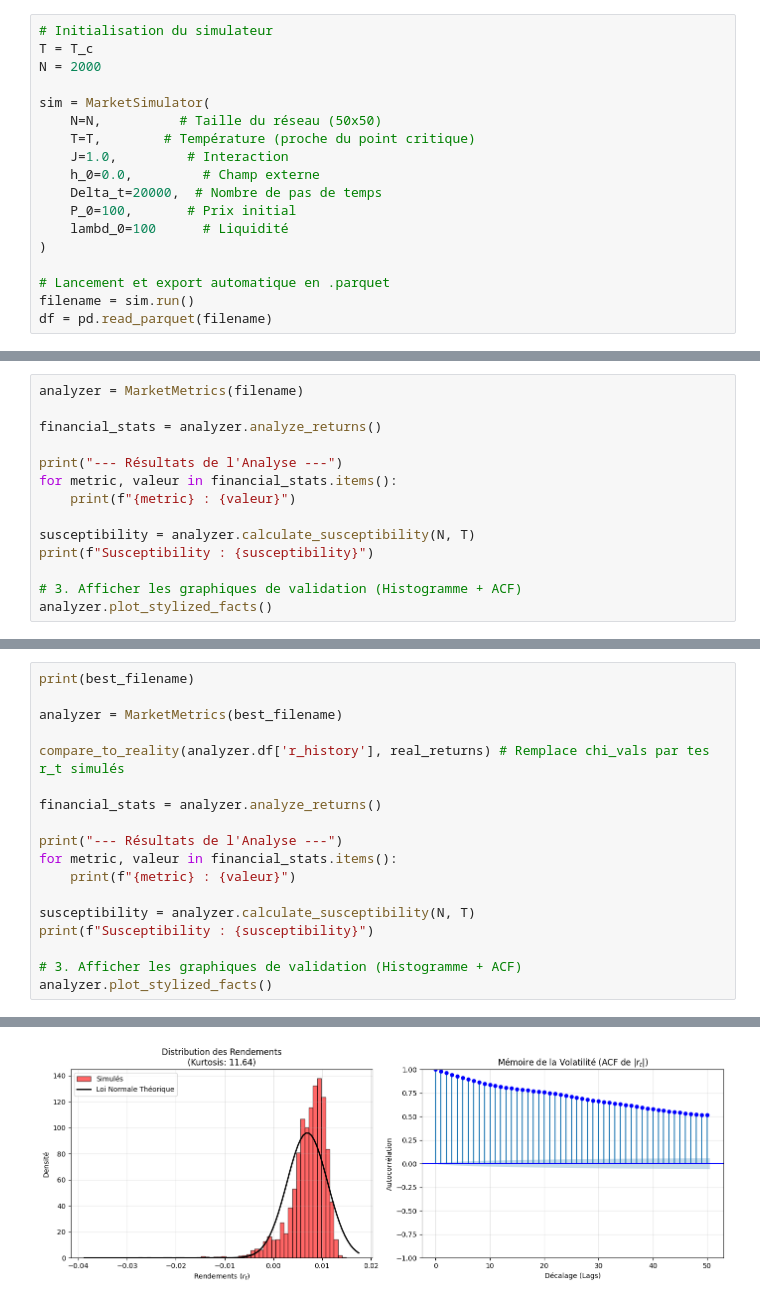
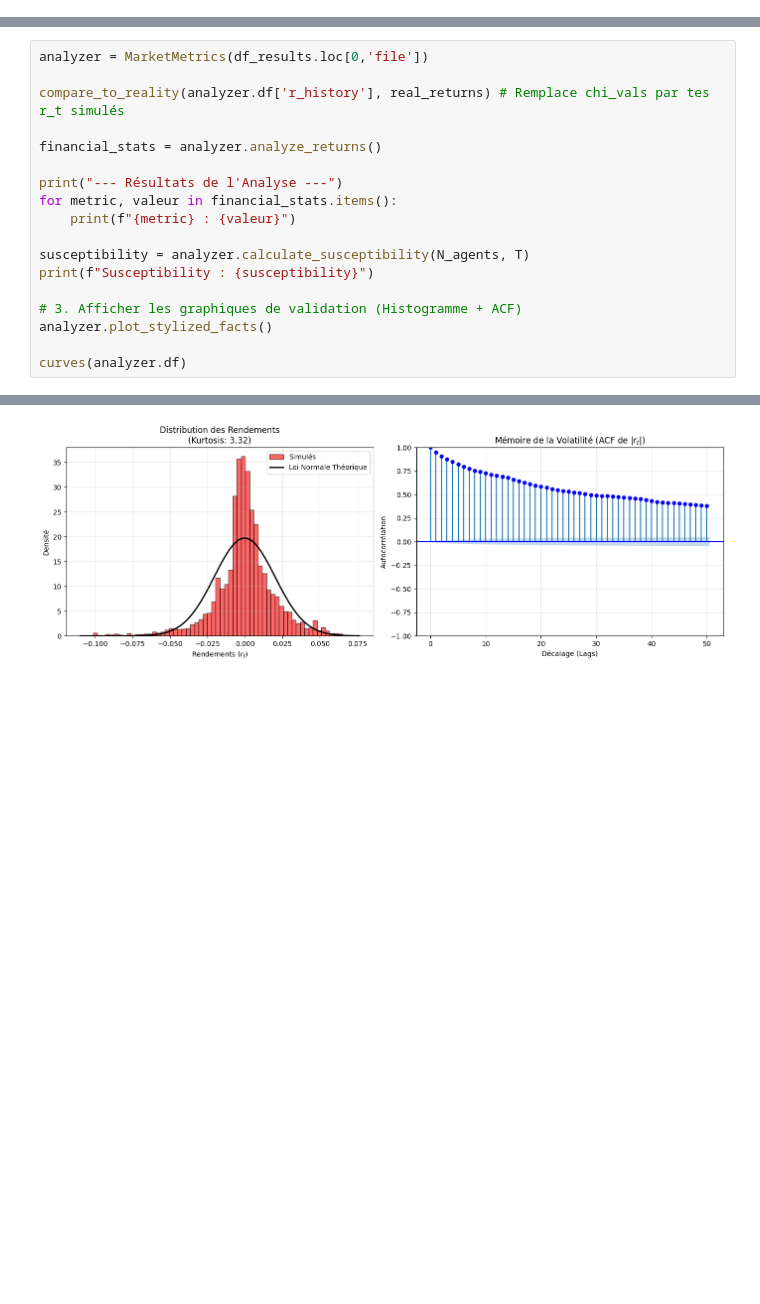
Before and after one commit to JulesPH-EPFL/Ising-Market-Dynamics, a Jupyter notebook: notebooks/analyse.ipynb, the cells around one changed output, grey strips where cells are left out. Drawn from its saved outputs; the diff is of its cells as text; blank space fills up the shorter version.

```diff
--- a/notebooks/analyse.ipynb
+++ b/notebooks/analyse.ipynb
@@ -58,20 +58,2 @@ T_c = plot_susceptibility_curve(dict_results)
-# %%
-# Initialisation du simulateur
-T = T_c
-N = 2000
-
-sim = MarketSimulator(
-    N=N,          # Taille du réseau (50x50)
-    T=T,        # Température (proche du point critique)
-    J=1.0,         # Interaction
-    h_0=0.0,         # Champ externe
-    Delta_t=20000,  # Nombre de pas de temps
-    P_0=100,       # Prix initial
-    lambd_0=100      # Liquidité
-)
-
-# Lancement et export automatique en .parquet
-filename = sim.run()
-df = pd.read_parquet(filename)
 # %%
 # Création de la figure avec 3 sous-graphiques (subplots)
@@ -103,14 +83,0 @@ plt.show()
-# %%
-analyzer = MarketMetrics(filename)
-
-financial_stats = analyzer.analyze_returns()
-
-print("--- Résultats de l'Analyse ---")
-for metric, valeur in financial_stats.items():
-    print(f"{metric} : {valeur}")
-
-susceptibility = analyzer.calculate_susceptibility(N, T)
-print(f"Susceptibility : {susceptibility}")
-
-# 3. Afficher les graphiques de validation (Histogramme + ACF)
-analyzer.plot_stylized_facts()
@@ -414,7 +319,5 @@ Fixe : T = 2.2798 | Objectif : Kurtosis ~ 12.0, Skewness ~ -1.5
 # %%
-print(best_filename)
-
-analyzer = MarketMetrics(best_filename)
+analyzer = MarketMetrics(df_results.loc[0,'file'])
 
 compare_to_reality(analyzer.df['r_history'], real_returns) # Remplace chi_vals par tes r_t simulés
 
@@ -424,9 +327,11 @@ print("--- Résultats de l'Analyse ---")
 for metric, valeur in financial_stats.items():
     print(f"{metric} : {valeur}")
 
-susceptibility = analyzer.calculate_susceptibility(N, T)
+susceptibility = analyzer.calculate_susceptibility(N_agents, T)
 print(f"Susceptibility : {susceptibility}")
 
 # 3. Afficher les graphiques de validation (Histogramme + ACF)
 analyzer.plot_stylized_facts()
+
+curves(analyzer.df)
 # %% [output]
@@ -442 +346 @@ Susceptibility : 51.724498184500376
-[figure, old version]
+[figure, new version]
```
Also changed, not shown: parts of 8 cells of this notebook, 1 other file.
